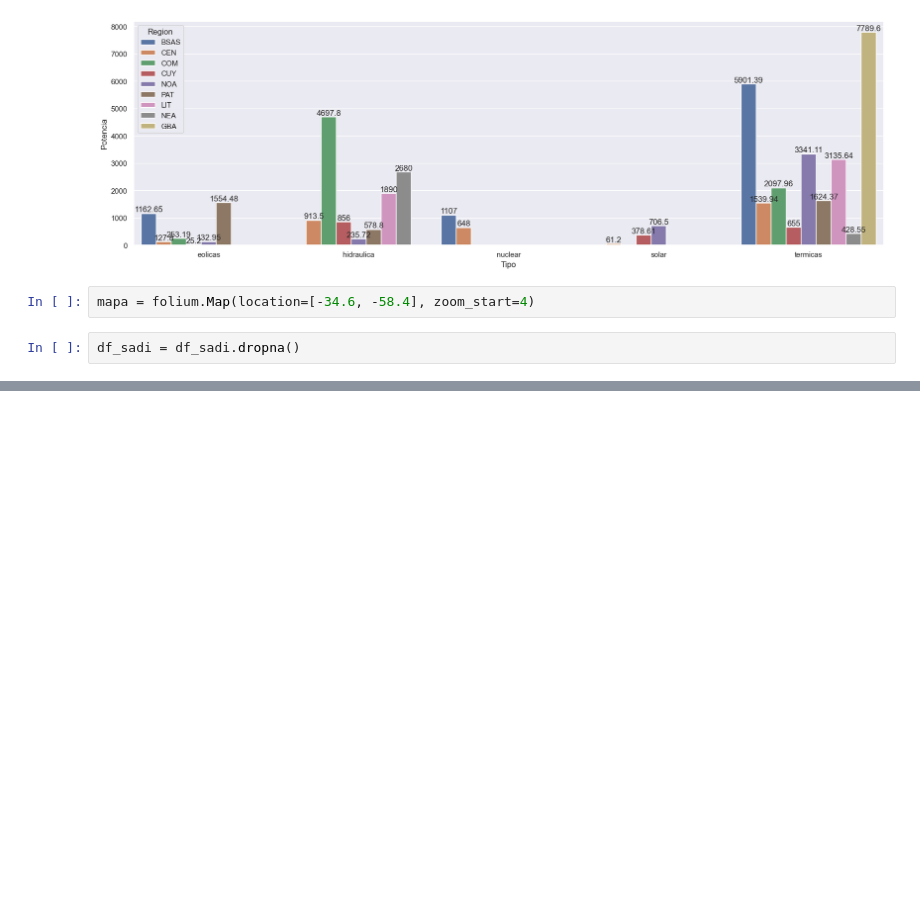
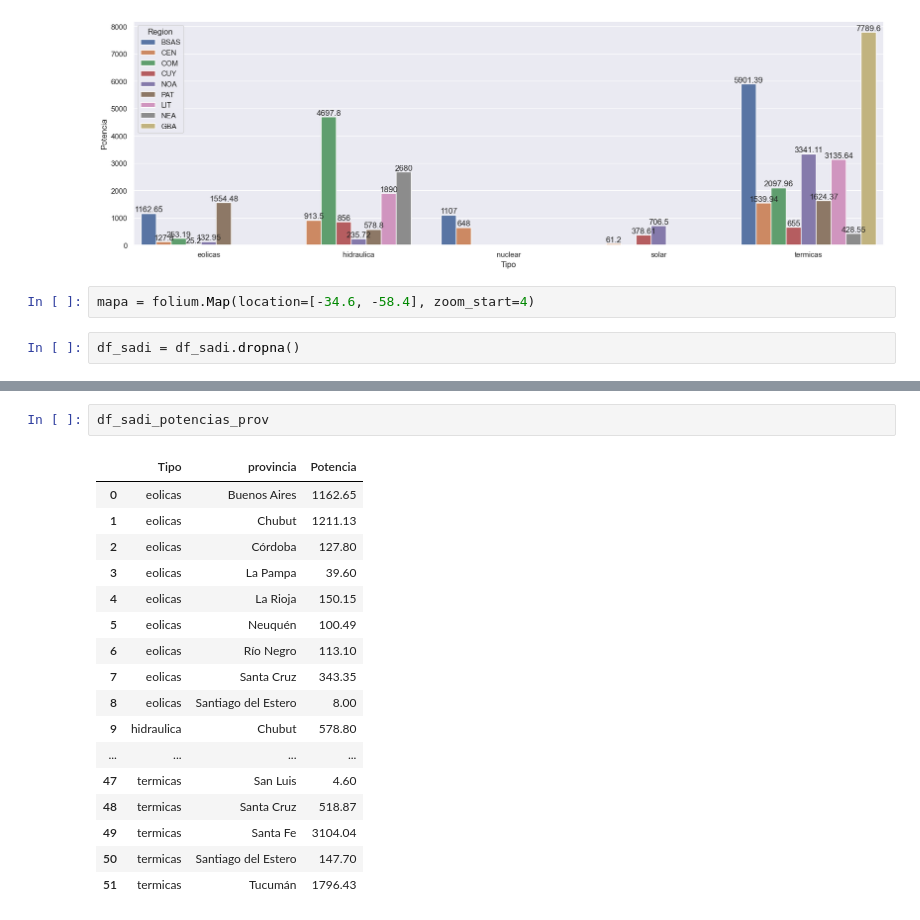
Before and after one commit to JaviCeRodriguez/Contar-Con-Datos-2023, a Jupyter notebook: eda/centrales_sadi.ipynb, the cells around one changed output, grey strips where cells are left out. Saved outputs shown, nothing was run; the diff lists cells and outputs as text; blank space fills up the shorter version.

```diff
--- a/eda/centrales_sadi.ipynb
+++ b/eda/centrales_sadi.ipynb
@@ -85,0 +123,20 @@ mapa
+# %%
+df_sadi_potencias_prov
+# %% [output]
+|  | Tipo | provincia | Potencia |
+| 0 | eolicas | Buenos Aires | 1162.65 |
+| 1 | eolicas | Chubut | 1211.13 |
+| 2 | eolicas | Córdoba | 127.80 |
+| 3 | eolicas | La Pampa | 39.60 |
+| 4 | eolicas | La Rioja | 150.15 |
+| 5 | eolicas | Neuquén | 100.49 |
+| 6 | eolicas | Río Negro | 113.10 |
+| 7 | eolicas | Santa Cruz | 343.35 |
+| 8 | eolicas | Santiago del Estero | 8.00 |
+| 9 | hidraulica | Chubut | 578.80 |
+| ... | ... | ... | ... |
+| 47 | termicas | San Luis | 4.60 |
+| 48 | termicas | Santa Cruz | 518.87 |
+| 49 | termicas | Santa Fe | 3104.04 |
+| 50 | termicas | Santiago del Estero | 147.70 |
+| 51 | termicas | Tucumán | 1796.43 |
```
Also changed, not shown: parts of 6 cells of this notebook.
